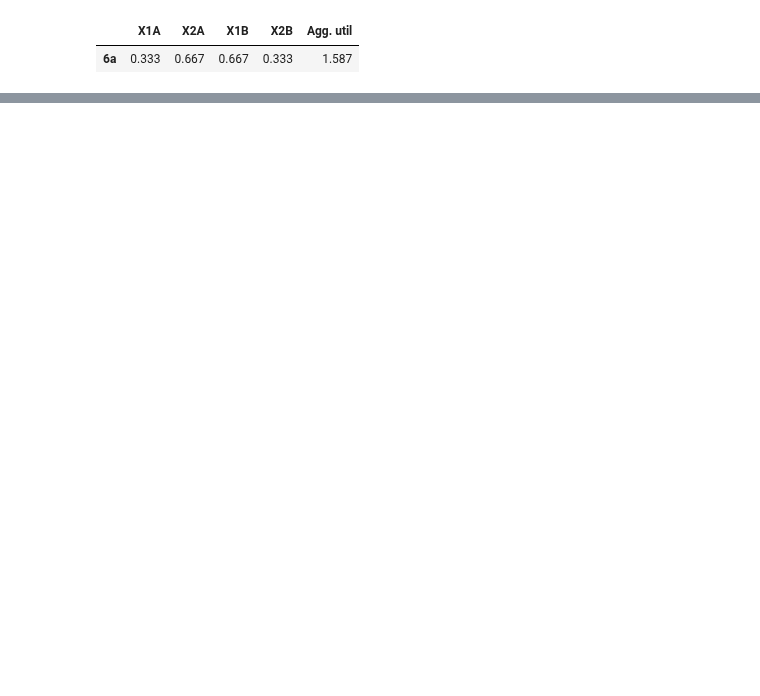
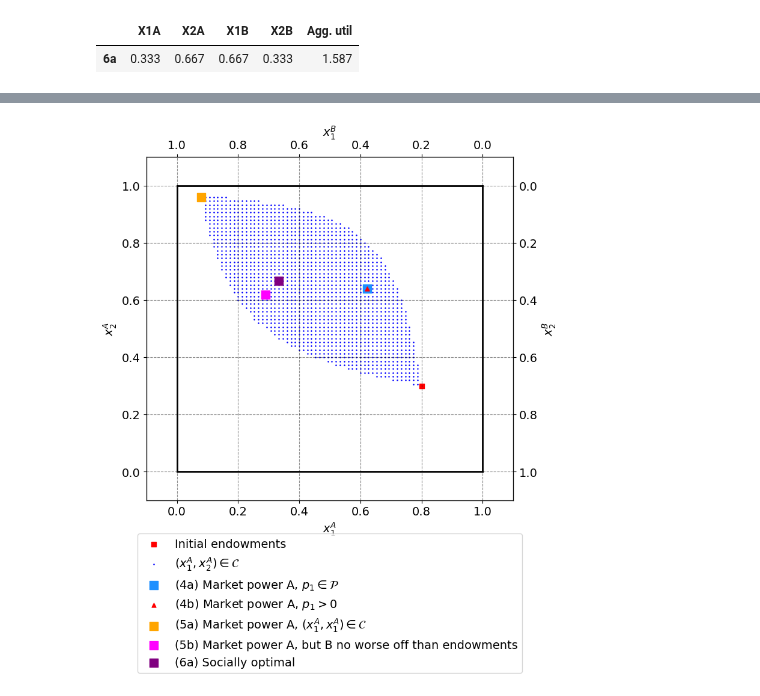
Before and after one commit to NumEconCopenhagen/projects-2024-jbh, a Jupyter notebook: inauguralproject/inauguralproject.ipynb, the cells around one changed output, grey strips where cells are left out. Saved outputs shown, nothing was run; the diff lists cells and outputs as text; code cells hidden in the pictures; blank space fills up the shorter version.

```diff
--- a/inauguralproject/inauguralproject.ipynb
+++ b/inauguralproject/inauguralproject.ipynb
@@ -381,0 +419,24 @@ pd.concat([df_4a, df_4b, df_5a, df_5b, df_6a])
+# %%
+# Get all solutions and draw them in the Edgeworth box
+x1a_4a, x2a_4a=tab_out[['X1A', 'X2A']].loc['4a']
+x1a_4b, x2a_4b=tab_out[['X1A', 'X2A']].loc['4b']
+
+x1a_5a, x2a_5a=tab_out[['X1A', 'X2A']].loc['5a']
+x1a_5b, x2a_5b=tab_out[['X1A', 'X2A']].loc['5b']
+
+x1a_6a, x2a_6a =tab_out[['X1A', 'X2A']].loc['6a']
+
+# Drawed in the Edgeworth box
+ax_A.scatter(x1a_4a, x2a_4a, marker='s', color='dodgerblue',label=r'(4a) Market power A, $p_1 \in \mathcal{P}$',s=100)
+ax_A.scatter(x1a_4b, x2a_4b, marker='^', color='red',label=r'(4b) Market power A, $p_1>0$',s=25)
+
+ax_A.scatter(x1a_5a, x2a_5a, marker='s', color='orange',label=r'(5a) Market power A, $(x_1^A, x_1^A) \in \mathcal{C}$',s=100)
+ax_A.scatter(x1a_5b, x2a_5b, marker='s', color='magenta',label=r'(5b) Market power A, but B no worse off than endowments',s=100)
+
+ax_A.scatter(x1a_6a, x2a_6a, marker='s', color='purple',label=r'(6a) Socially optimal',s=100)
+
+# I am sorry to anyone colorblind
+legend = ax_A.legend(loc='center', bbox_to_anchor=(.5,-.3))
+fig_A
+# %% [output]
+[figure, added]
```
Also changed, not shown: parts of 32 cells of this notebook.
